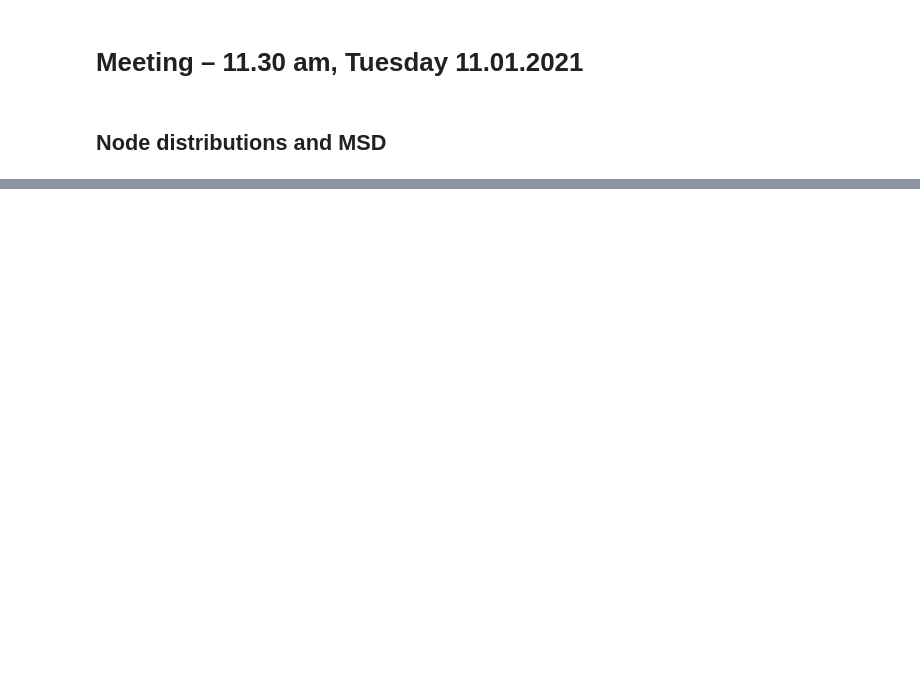
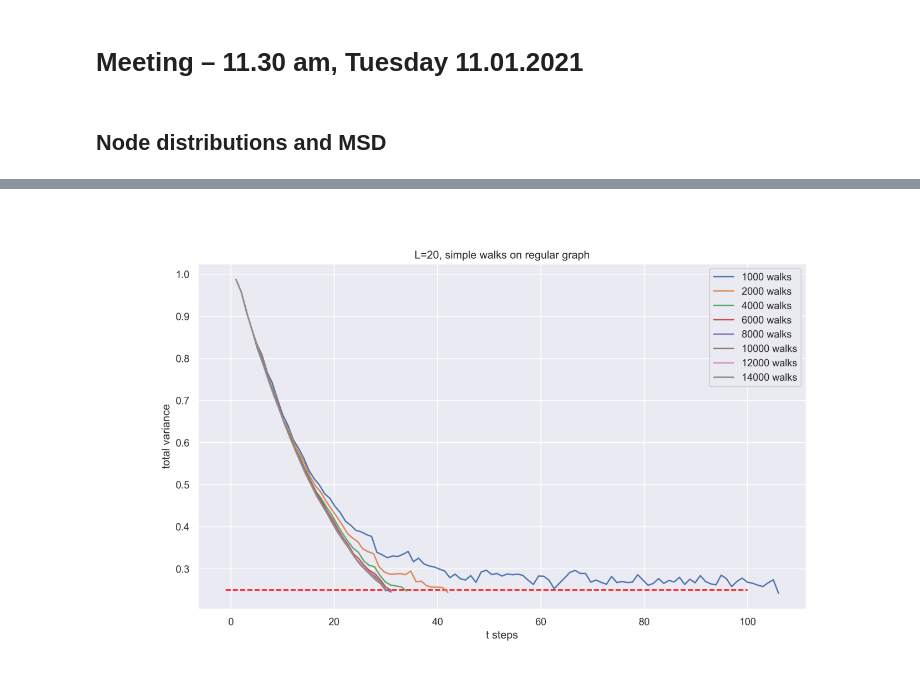
Before and after one commit to lucablessing/random-walks-on-small-world-networks, a Jupyter notebook: notebooks/meeting_21-01-11.ipynb, the cells around one changed output, grey strips where cells are left out. Saved outputs shown, nothing was run; the diff lists cells and outputs as text; code cells hidden in the pictures; blank space fills up the shorter version.

```diff
--- a/notebooks/meeting_21-01-11.ipynb
+++ b/notebooks/meeting_21-01-11.ipynb
@@ -74,0 +157,9 @@ plt.show()
+# %%
+file="Plots/small_world_L=20_r=2.png"
+plt.figure(figsize=(20, 14))
+plt.imshow(plt.imread(file))
+plt.axis('off')
+plt.tight_layout()
+plt.show()
+# %% [output]
+[figure, added]
```
Also changed, not shown: parts of 9 cells of this notebook.
